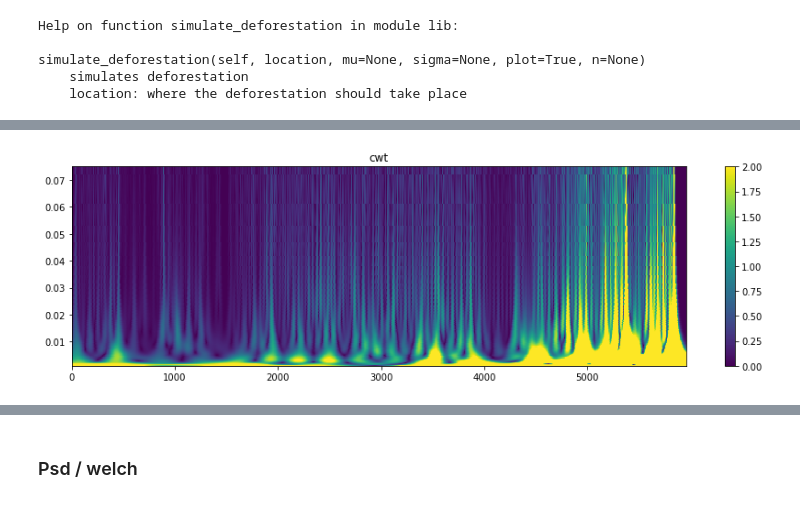
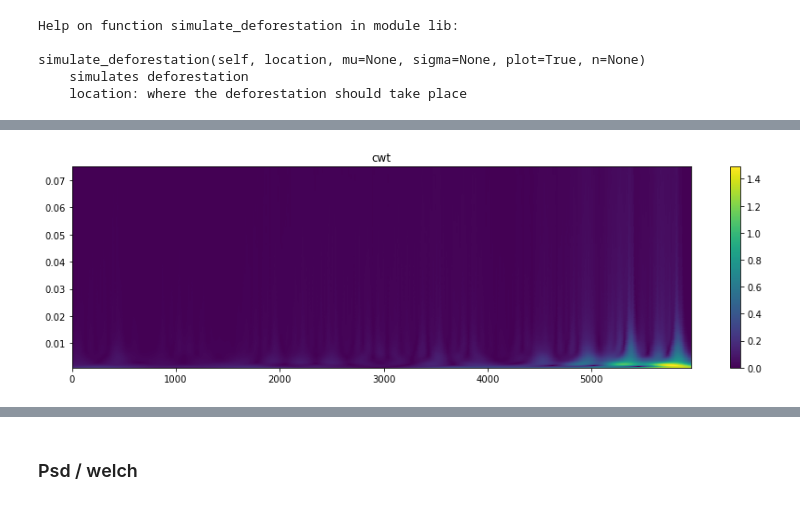
Before and after one commit to eobroets/CESBIO, a Jupyter notebook: projet_CESBIO.ipynb, the cells around one changed output, grey strips where cells are left out. Saved outputs shown, nothing was run; the diff lists cells and outputs as text; code cells hidden in the pictures.

```diff
--- a/projet_CESBIO.ipynb
+++ b/projet_CESBIO.ipynb
@@ -183,12 +310,11 @@ simulate_deforestation(self, location, mu=None, sigma=None, plot=True, n=None)
 # %%
 im1 = temp_lib(ds_band1)
-im1._multiplier = 20
+im1._multiplier = 1
 im1.extract_band([500, 525])
-
 sig = np.var(im1._ds_band)
 taille_pixel = im1._s # 5
 n_pixel = 20
-x = 5500  # 5600
+x = 5400 # 5400, 5600
 location = [x, int(taille_pixel * n_pixel + x)]
-im1.simulate_deforestation(location, mu = 0.05, sigma= sig / 4)
+im1.simulate_deforestation(location, mu = 0.05, sigma= sig / 4, n = 10) # n = 5 ,10
 # %% [output]
@@ -196 +322 @@ im1.simulate_deforestation(location, mu = 0.05, sigma= sig / 4)
-[figure, old version]
+[figure, new version]
```
Also changed, not shown: parts of 16 cells of this notebook, 1 other file.
